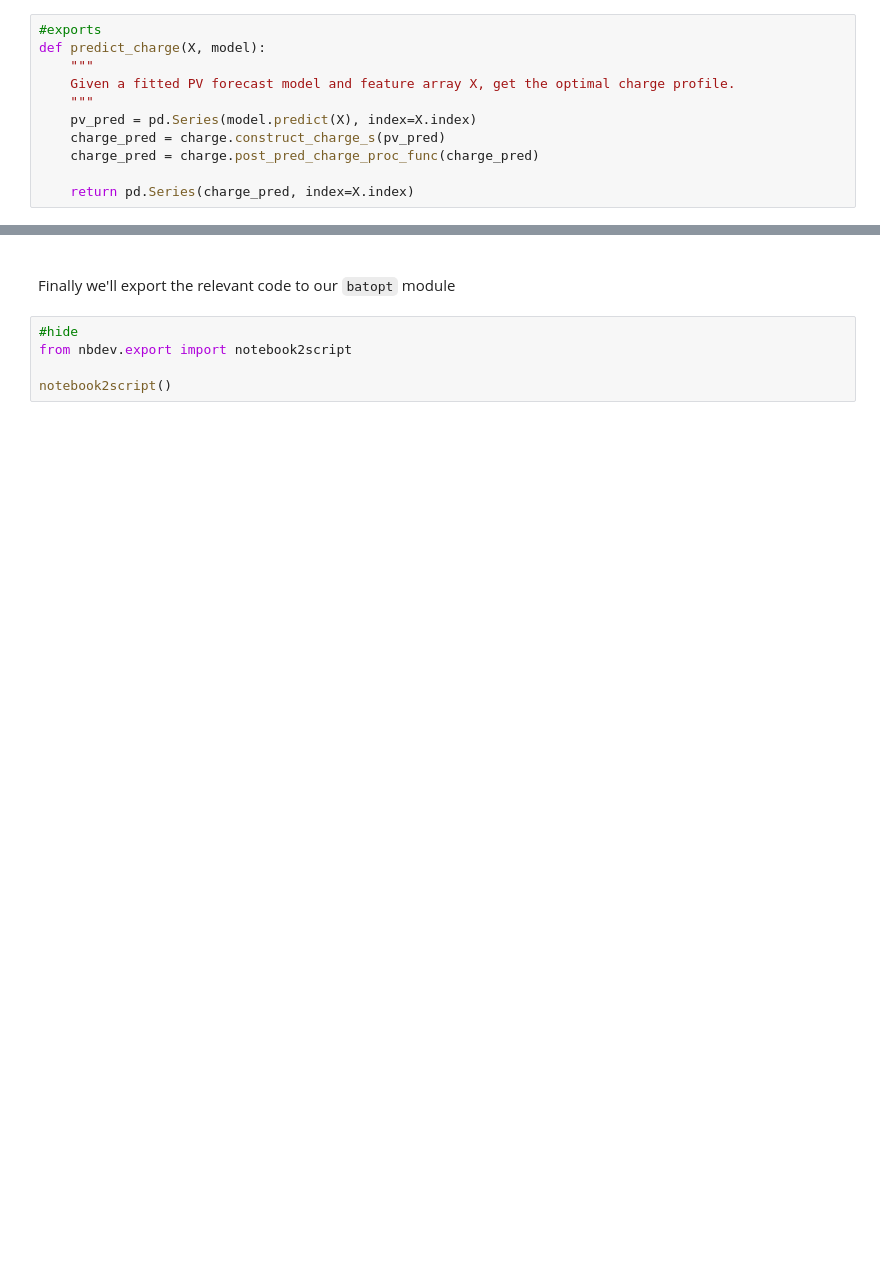
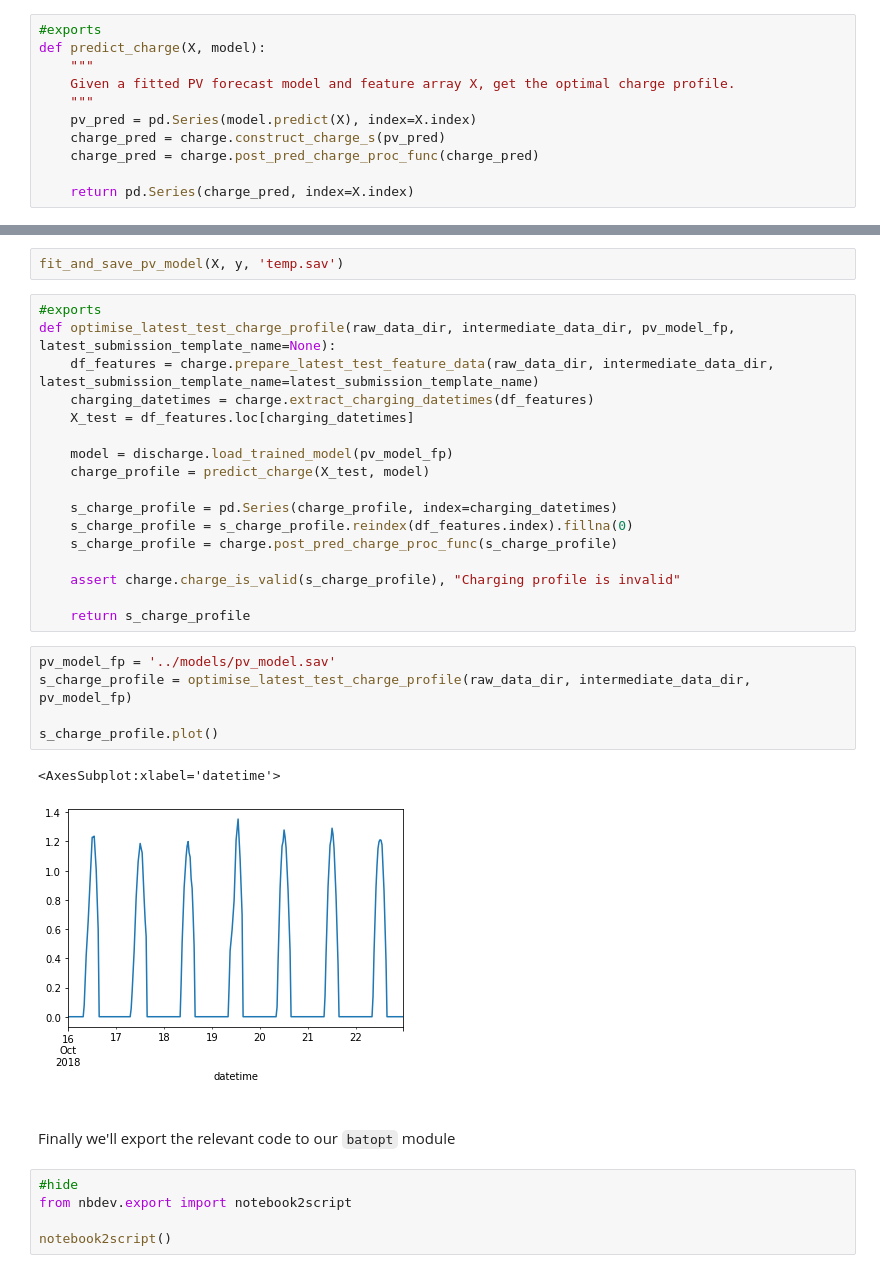
Before and after one commit to AyrtonB/WPD-DS-Challenge, a Jupyter notebook: nbs/08-pv-forecast.ipynb, the cells around one changed output, grey strips where cells are left out. Saved outputs shown, nothing was run; the diff lists cells and outputs as text; blank space fills up the shorter version.

```diff
--- a/nbs/08-pv-forecast.ipynb
+++ b/nbs/08-pv-forecast.ipynb
@@ -409,3 +379,30 @@ if fit_BayesSearchCV == True:
+# %%
+fit_and_save_pv_model(X, y, 'temp.sav')
+# %%
+#exports
+def optimise_latest_test_charge_profile(raw_data_dir, intermediate_data_dir, pv_model_fp, latest_submission_template_name=None):
+    df_features = charge.prepare_latest_test_feature_data(raw_data_dir, intermediate_data_dir, latest_submission_template_name=latest_submission_template_name)
+    charging_datetimes = charge.extract_charging_datetimes(df_features)
+    X_test = df_features.loc[charging_datetimes]
+
+    model = discharge.load_trained_model(pv_model_fp)
+    charge_profile = predict_charge(X_test, model)
+
+    s_charge_profile = pd.Series(charge_profile, index=charging_datetimes)
+    s_charge_profile = s_charge_profile.reindex(df_features.index).fillna(0)
+    s_charge_profile = charge.post_pred_charge_proc_func(s_charge_profile)
+
+    assert charge.charge_is_valid(s_charge_profile), "Charging profile is invalid"
+
+    return s_charge_profile
+# %%
+pv_model_fp = '../models/pv_model.sav'
+s_charge_profile = optimise_latest_test_charge_profile(raw_data_dir, intermediate_data_dir, pv_model_fp)
+
+s_charge_profile.plot()
+# %% [output]
+<AxesSubplot:xlabel='datetime'>
+[figure, added]
 # %% [markdown]
 <br>
 
```
Also changed, not shown: parts of 18 cells of this notebook, 10 other files.
